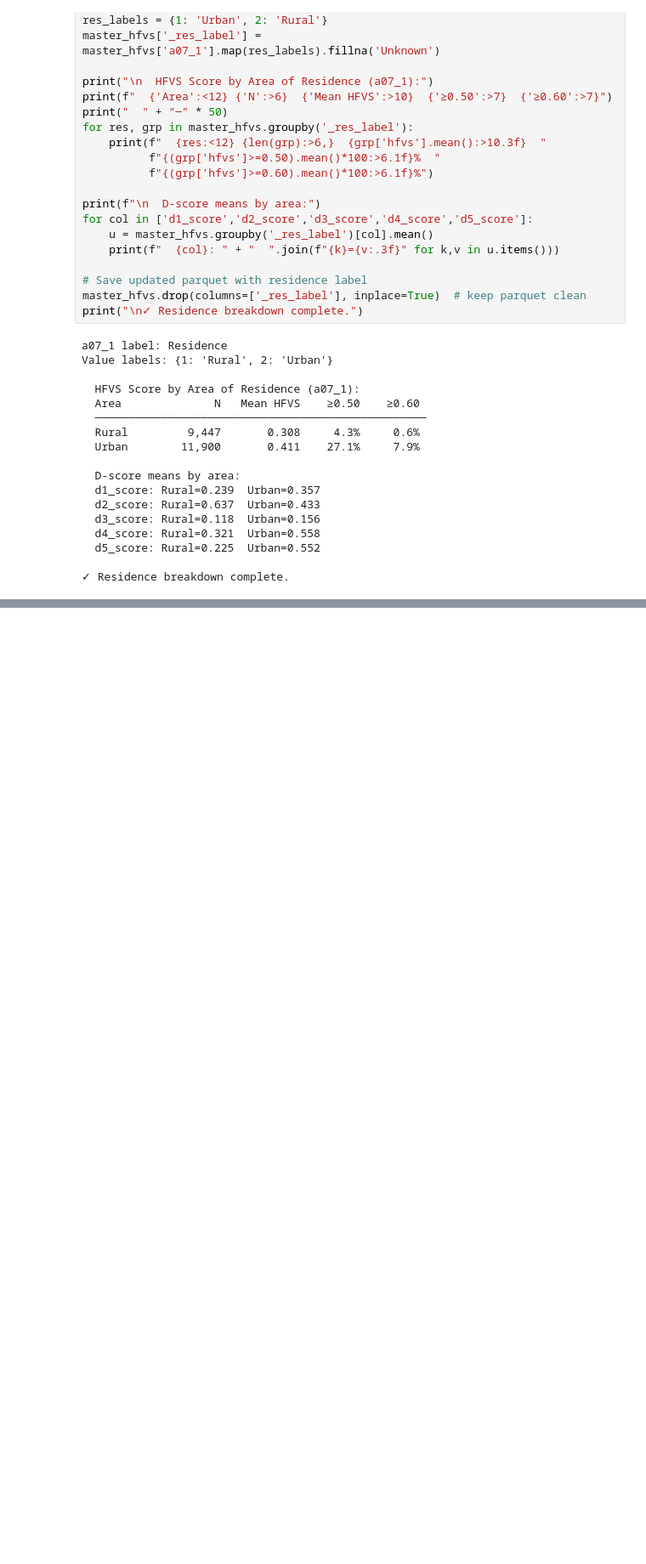
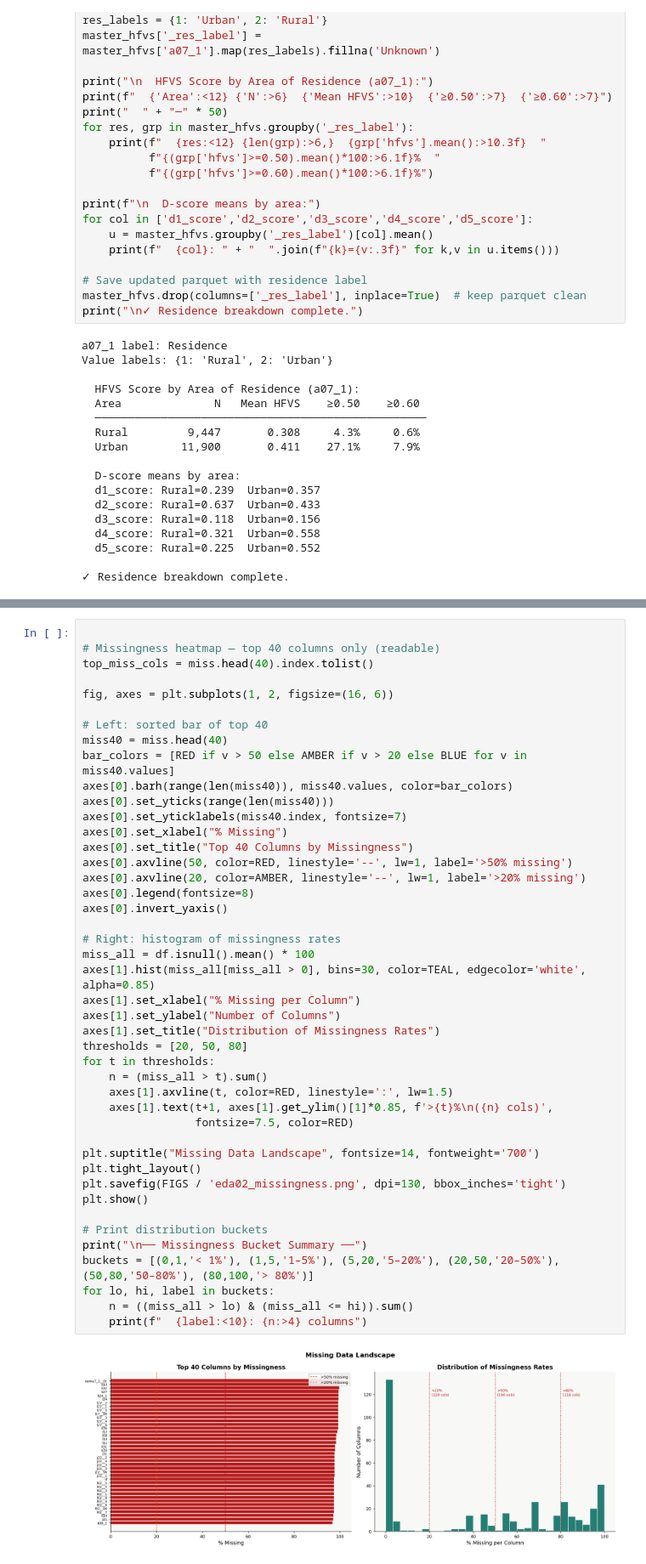
Before and after one commit to VAL-Jerono/KHS_housing_dissertation, a Jupyter notebook: exploration.ipynb, the cells around one changed output, grey strips where cells are left out. Shown at 85% size. Cells and saved outputs as stored; diff of their text form; blank space fills up the shorter version.

```diff
--- a/exploration.ipynb
+++ b/exploration.ipynb
@@ -1963,0 +2190,46 @@ Rank  County                  N HHs    HFVS     D1     D2     D3     D4     D5
+# %%
+
+# Missingness heatmap — top 40 columns only (readable)
+top_miss_cols = miss.head(40).index.tolist()
+
+fig, axes = plt.subplots(1, 2, figsize=(16, 6))
+
+# Left: sorted bar of top 40
+miss40 = miss.head(40)
+bar_colors = [RED if v > 50 else AMBER if v > 20 else BLUE for v in miss40.values]
+axes[0].barh(range(len(miss40)), miss40.values, color=bar_colors)
+axes[0].set_yticks(range(len(miss40)))
+axes[0].set_yticklabels(miss40.index, fontsize=7)
+axes[0].set_xlabel("% Missing")
+axes[0].set_title("Top 40 Columns by Missingness")
+axes[0].axvline(50, color=RED, linestyle='--', lw=1, label='>50% missing')
+axes[0].axvline(20, color=AMBER, linestyle='--', lw=1, label='>20% missing')
+axes[0].legend(fontsize=8)
+axes[0].invert_yaxis()
+
+# Right: histogram of missingness rates
+miss_all = df.isnull().mean() * 100
+axes[1].hist(miss_all[miss_all > 0], bins=30, color=TEAL, edgecolor='white', alpha=0.85)
+axes[1].set_xlabel("% Missing per Column")
+axes[1].set_ylabel("Number of Columns")
+axes[1].set_title("Distribution of Missingness Rates")
+thresholds = [20, 50, 80]
+for t in thresholds:
+    n = (miss_all > t).sum()
+    axes[1].axvline(t, color=RED, linestyle=':', lw=1.5)
+    axes[1].text(t+1, axes[1].get_ylim()[1]*0.85, f'>{t}%\n({n} cols)',
+                 fontsize=7.5, color=RED)
+
+plt.suptitle("Missing Data Landscape", fontsize=14, fontweight='700')
+plt.tight_layout()
+plt.savefig(FIGS / 'eda02_missingness.png', dpi=130, bbox_inches='tight')
+plt.show()
+
+# Print distribution buckets
+print("\n── Missingness Bucket Summary ──")
+buckets = [(0,1,'< 1%'), (1,5,'1–5%'), (5,20,'5–20%'), (20,50,'20–50%'), (50,80,'50–80%'), (80,100,'> 80%')]
+for lo, hi, label in buckets:
+    n = ((miss_all > lo) & (miss_all <= hi)).sum()
+    print(f"  {label:<10}: {n:>4} columns")
+# %% [output]
+[figure, added]
```
Also changed, not shown: parts of 30 cells of this notebook.
